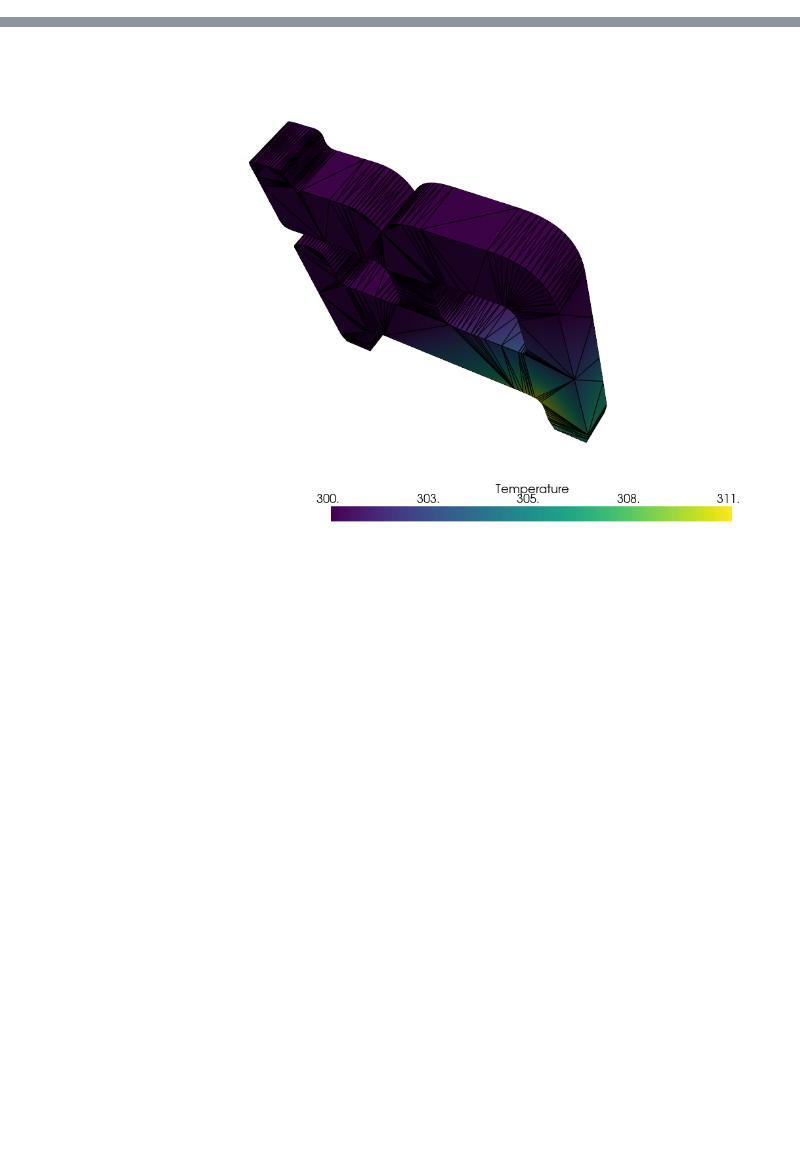
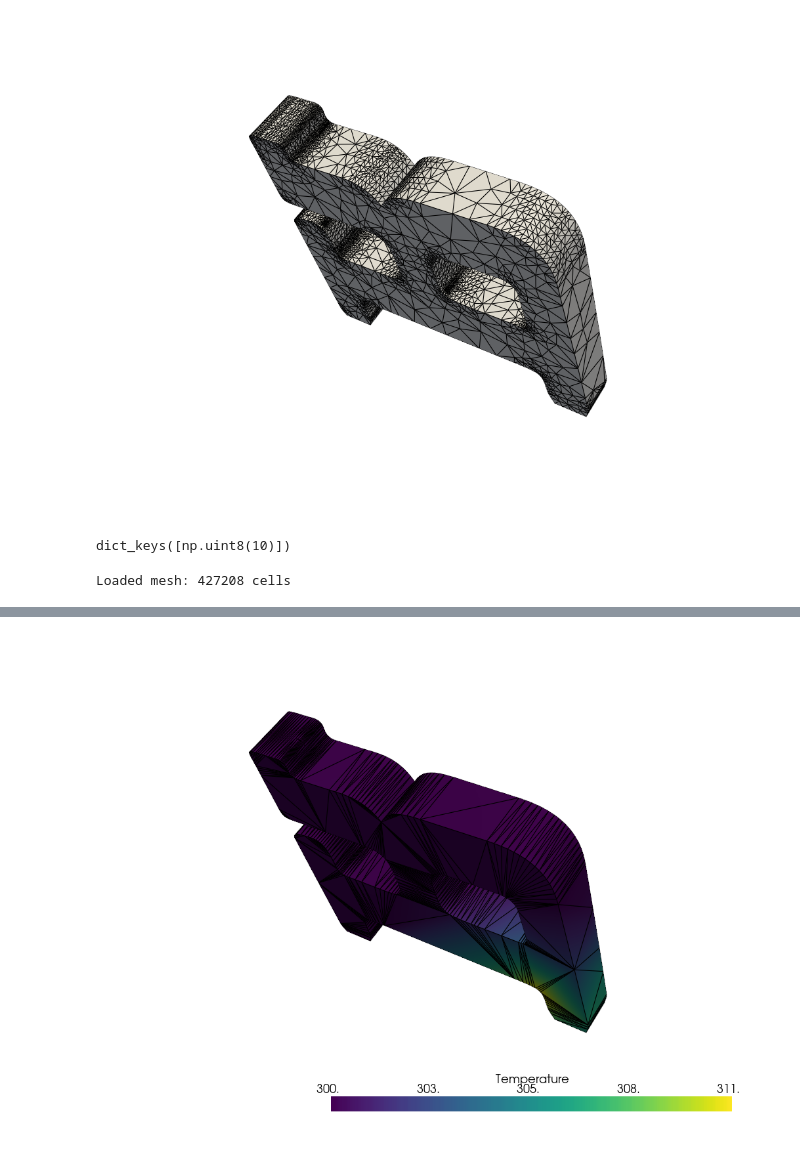
Before and after one commit to mihirtakalkar/additivemodels, a Jupyter notebook: notebooks/fea/dolfin.ipynb, the cells around one changed output, grey strips where cells are left out. Cells and saved outputs as stored; diff of their text form; code cells hidden in the pictures; blank space fills up the shorter version.

Commit message:
got layers working and visualized

```diff
--- a/notebooks/fea/dolfin.ipynb
+++ b/notebooks/fea/dolfin.ipynb
@@ -39,3 +31,64 @@ with XDMFFile(MPI.COMM_WORLD, xdmf_file, "r") as xdmf:
+# %%
+import tetgen
+
+# Read the STL file
+input_stl = "test.stl"
+surface = pv.read(input_stl)
+
+
+# Create TetGen object for volumetric meshing
+tet = tetgen.TetGen(surface)
+tet.tetrahedralize(order=1, mindihedral=10, minratio=1.5)  # Adjust options as needed
+
+# Get the volumetric mesh
+mesh_data = tet.grid
+
+# Visualize the volumetric mesh
+plotter = pv.Plotter()
+plotter.add_mesh(mesh_data, show_edges=True, color="white")
+plotter.show()
+# %% [output]
+[figure, added]
+# %%
+print(mesh_data.cells_dict.keys())
+# %% [output]
+dict_keys([np.uint8(10)])
+# %%
+import numpy as np
+import meshio
+from dolfinx.io import XDMFFile
+from mpi4py import MPI
+
+# Specify the XDMF file name
+xdmf_file = "converted_mesh.xdmf"
+
+# Map cell types if needed
+cell_type_map = {
+    np.uint8(10): "tetra",  # Replace "tetra" with the actual type if different
+}
+
+# Convert meshio cells to the XDMF format
+cells = []
+for cell_type, cell_data in mesh_data.cells_dict.items():
+    cell_type_str = cell_type_map.get(cell_type, cell_type)
+    if not cell_type_str:
+        raise ValueError(f"Unknown cell type: {cell_type}. Please map it manually.")
+    cells.append((cell_type_str, cell_data))
+
+# Write the XDMF file
+meshio.write_points_cells(
+    xdmf_file,
+    mesh_data.points,
+    cells,
+    file_format="xdmf",
+)
+
+# Load the XDMF file into DOLFINx
+with XDMFFile(MPI.COMM_WORLD, xdmf_file, "r") as xdmf:
+    domain_mesh = xdmf.read_mesh(name="Grid")  # Ensure the grid name matches the XDMF file
+    print(f"Loaded mesh: {domain_mesh.topology.index_map(3).size_local} cells")
+# %% [output]
+Loaded mesh: 427208 cells
 # %%
 from mpi4py import MPI
 
```
Also changed, not shown: parts of 11 cells of this notebook.
